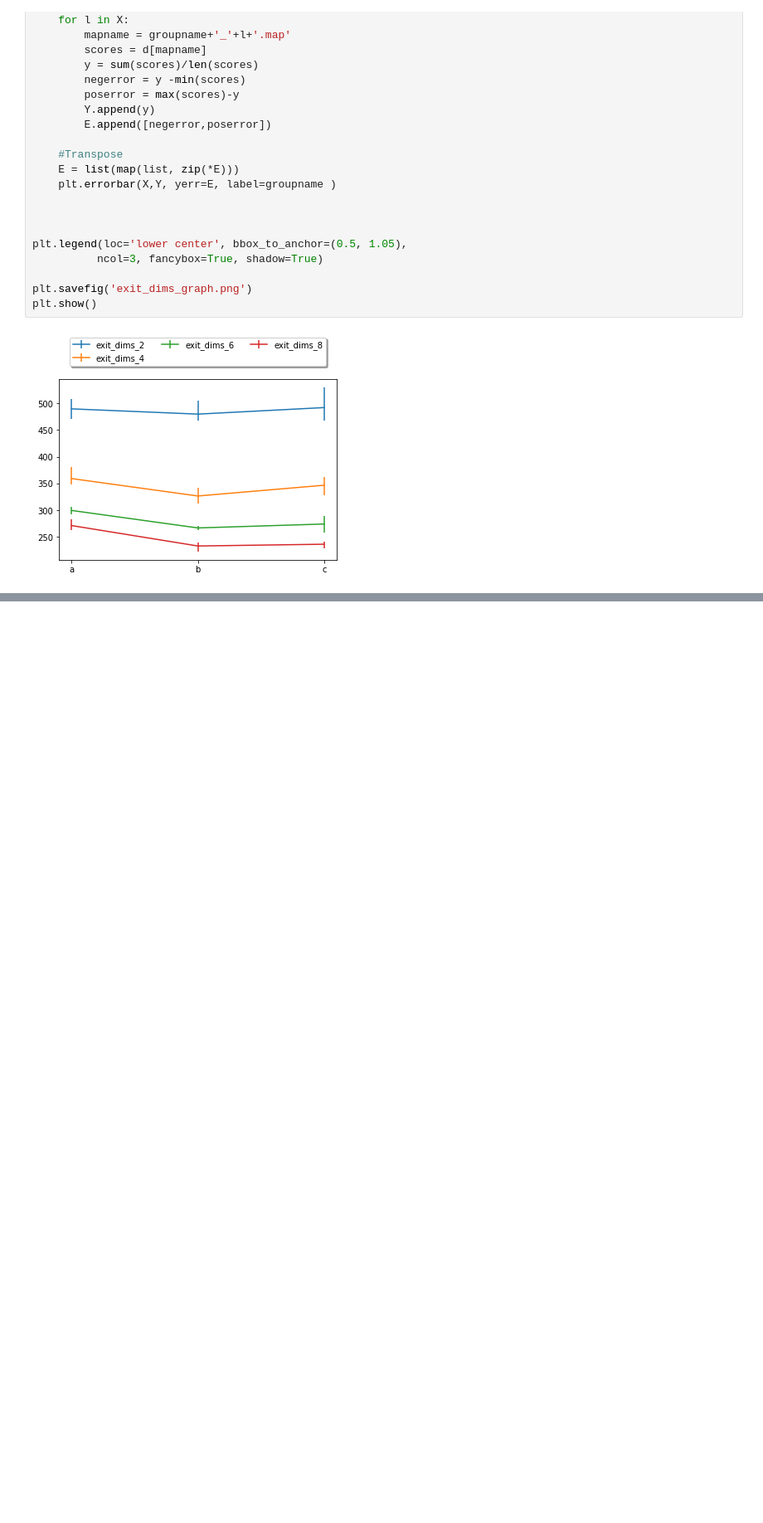
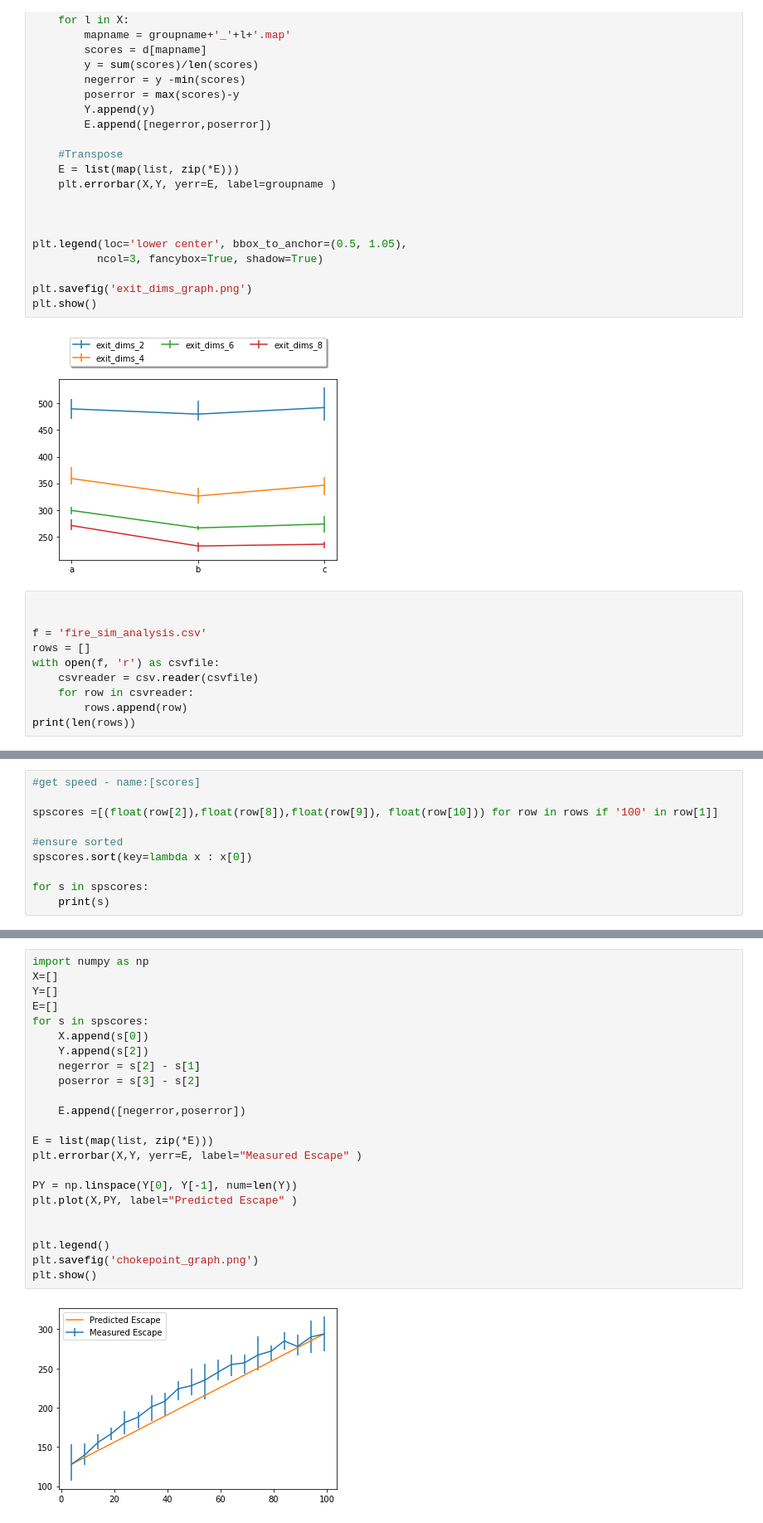
Before and after one commit to smitty1eGH/css600transp, a Jupyter notebook: Charts.ipynb, the cells around one changed output, grey strips where cells are left out. Shown: that part at 83% size. Drawn from its saved outputs; the diff is of its cells as text; blank space fills up the shorter version.

Commit message:
Added chart for speed distribution experiment

```diff
--- a/Charts.ipynb
+++ b/Charts.ipynb
@@ -119,3 +119,13 @@ plt.savefig('exit_dims_graph.png')
 plt.show()
 # %% [output]
 [figure]
+# %%
+
+
+f = 'fire_sim_analysis.csv'
+rows = []
+with open(f, 'r') as csvfile:
+    csvreader = csv.reader(csvfile)
+    for row in csvreader:
+        rows.append(row)
+print(len(rows))
@@ -121,0 +134,10 @@ plt.show()
+# %%
+#get speed - name:[scores]
+
+spscores =[(float(row[2]),float(row[8]),float(row[9]), float(row[10])) for row in rows if '100' in row[1]]
+
+#ensure sorted
+spscores.sort(key=lambda x : x[0])
+
+for s in spscores:
+    print(s)
@@ -121,0 +165,25 @@ plt.show()
+# %%
+import numpy as np
+X=[]
+Y=[]
+E=[]
+for s in spscores:
+    X.append(s[0])
+    Y.append(s[2])
+    negerror = s[2] - s[1]
+    poserror = s[3] - s[2]
+
+    E.append([negerror,poserror])
+
+E = list(map(list, zip(*E)))
+plt.errorbar(X,Y, yerr=E, label="Measured Escape" )
+
+PY = np.linspace(Y[0], Y[-1], num=len(Y))
+plt.plot(X,PY, label="Predicted Escape" )
+
+
+plt.legend()
+plt.savefig('chokepoint_graph.png')
+plt.show()
+# %% [output]
+[figure, added]
```
Also changed, not shown: parts of 2 cells of this notebook, 1 other file.
